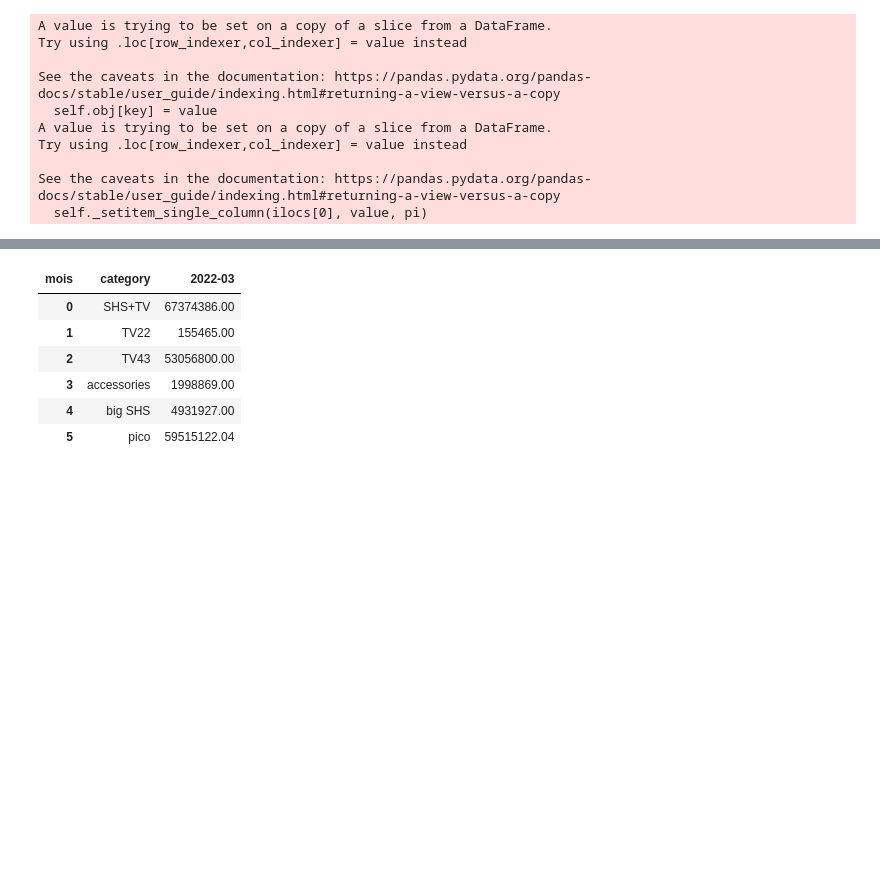
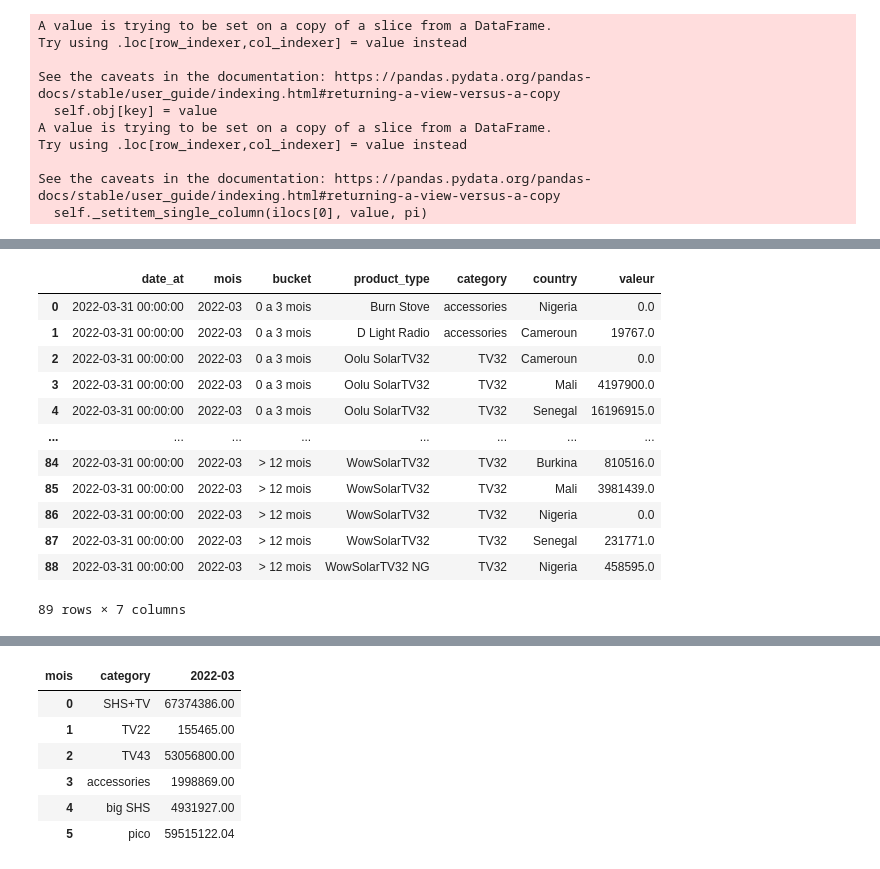
Before and after one commit to 134130U/logistique, a Jupyter notebook: test_prep.ipynb, the cells around one changed output, grey strips where cells are left out. Cells and saved outputs as stored; diff of their text form; code cells hidden in the pictures; blank space fills up the shorter version.

```diff
--- a/test_prep.ipynb
+++ b/test_prep.ipynb
@@ -77 +100,17 @@ See the caveats in the documentation: https://pandas.pydata.org/pandas-docs/stab
+# %%
+df_age_new
+# %% [output]
+|  | date_at | mois | bucket | product_type | category | country | valeur |
+| 0 | 2022-03-31 00:00:00 | 2022-03 | 0 a 3 mois | Burn Stove | accessories | Nigeria | 0.0 |
+| 1 | 2022-03-31 00:00:00 | 2022-03 | 0 a 3 mois | D Light Radio | accessories | Cameroun | 19767.0 |
+| 2 | 2022-03-31 00:00:00 | 2022-03 | 0 a 3 mois | Oolu SolarTV32 | TV32 | Cameroun | 0.0 |
+| 3 | 2022-03-31 00:00:00 | 2022-03 | 0 a 3 mois | Oolu SolarTV32 | TV32 | Mali | 4197900.0 |
+| 4 | 2022-03-31 00:00:00 | 2022-03 | 0 a 3 mois | Oolu SolarTV32 | TV32 | Senegal | 16196915.0 |
+| ... | ... | ... | ... | ... | ... | ... | ... |
+| 84 | 2022-03-31 00:00:00 | 2022-03 | > 12 mois | WowSolarTV32 | TV32 | Burkina | 810516.0 |
+| 85 | 2022-03-31 00:00:00 | 2022-03 | > 12 mois | WowSolarTV32 | TV32 | Mali | 3981439.0 |
+| 86 | 2022-03-31 00:00:00 | 2022-03 | > 12 mois | WowSolarTV32 | TV32 | Nigeria | 0.0 |
+| 87 | 2022-03-31 00:00:00 | 2022-03 | > 12 mois | WowSolarTV32 | TV32 | Senegal | 231771.0 |
+| 88 | 2022-03-31 00:00:00 | 2022-03 | > 12 mois | WowSolarTV32 NG | TV32 | Nigeria | 458595.0 |
+89 rows × 7 columns
 # %%
```
Also changed, not shown: parts of 5 cells of this notebook, 8 other files.
